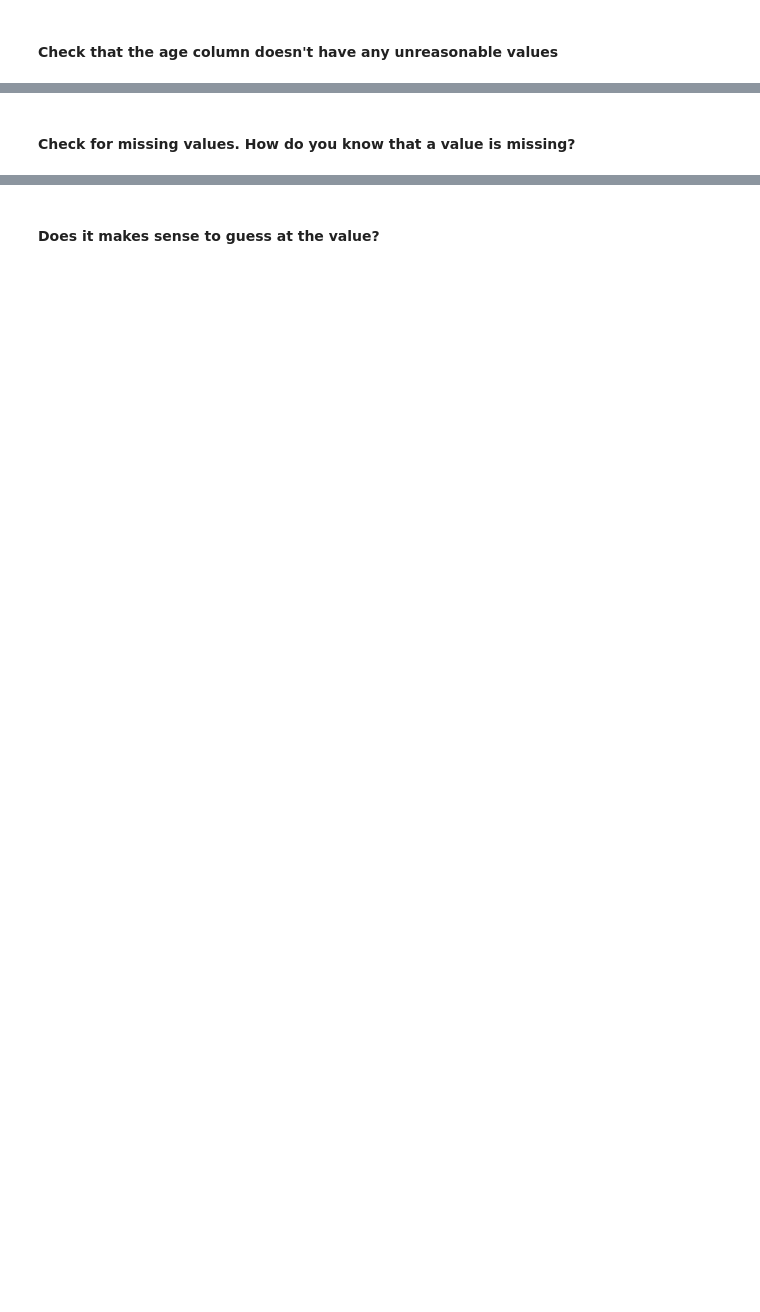
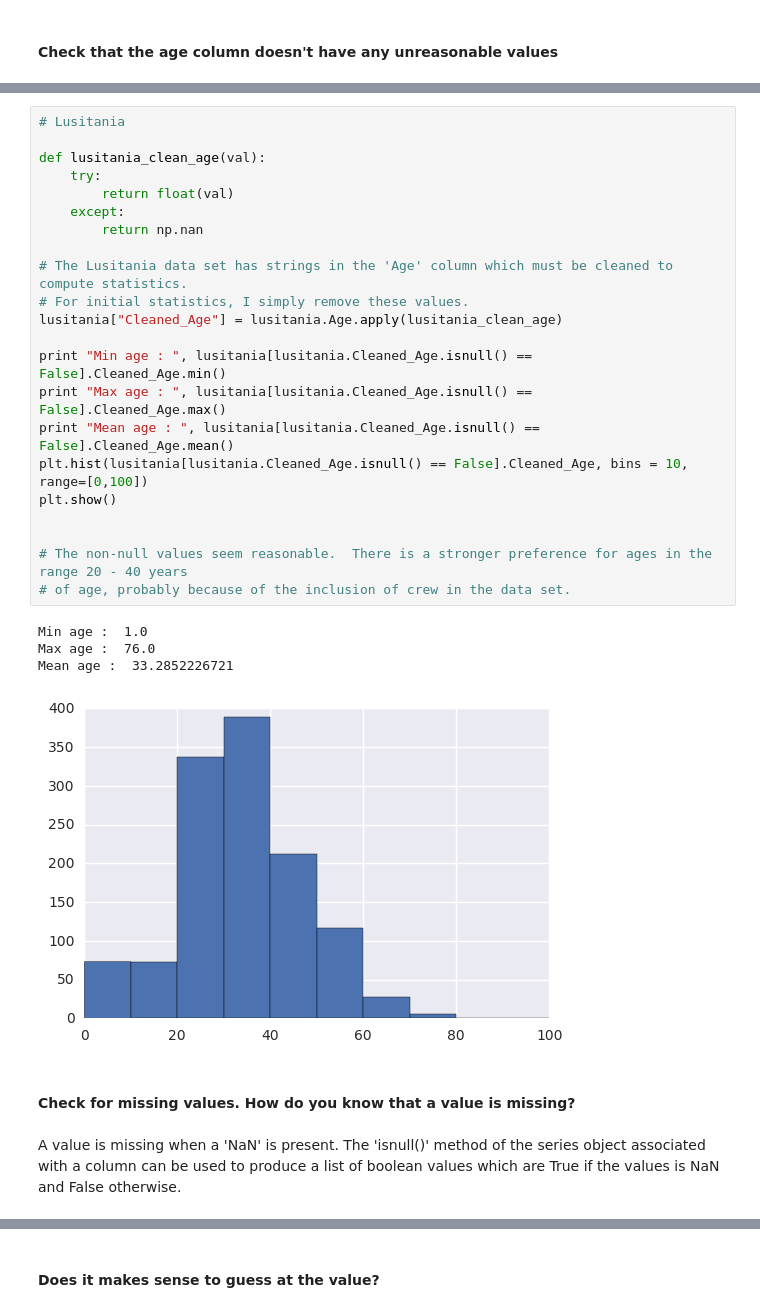
Before and after one commit to davidsanford/DSI_Project_2, a Jupyter notebook: Project_2_JB_JM.ipynb, the cells around one changed output, grey strips where cells are left out. Saved outputs shown, nothing was run; the diff lists cells and outputs as text; blank space fills up the shorter version.

```diff
--- a/Project_2_JB_JM.ipynb
+++ b/Project_2_JB_JM.ipynb
@@ -17,2 +58,31 @@
+# %%
+# Lusitania
+
+def lusitania_clean_age(val):
+    try:
+        return float(val)
+    except:
+        return np.nan
+
+# The Lusitania data set has strings in the 'Age' column which must be cleaned to compute statistics.
+# For initial statistics, I simply remove these values.
+lusitania["Cleaned_Age"] = lusitania.Age.apply(lusitania_clean_age)
+
+print "Min age : ", lusitania[lusitania.Cleaned_Age.isnull() == False].Cleaned_Age.min()
+print "Max age : ", lusitania[lusitania.Cleaned_Age.isnull() == False].Cleaned_Age.max()
+print "Mean age : ", lusitania[lusitania.Cleaned_Age.isnull() == False].Cleaned_Age.mean()
+plt.hist(lusitania[lusitania.Cleaned_Age.isnull() == False].Cleaned_Age, bins = 10, range=[0,100])
+plt.show()
+
+
+# The non-null values seem reasonable.  There is a stronger preference for ages in the range 20 - 40 years
+# of age, probably because of the inclusion of crew in the data set.
+# %% [output]
+Min age :  1.0
+Max age :  76.0
+Mean age :  33.2852226721
+[figure, added]
 # %% [markdown]
 #### Check for missing values.  How do you know that a value is missing?
+# %% [markdown]
+A value is missing when a 'NaN' is present.  The 'isnull()' method of the series object associated with a column can be used to produce a list of boolean values which are True if the values is NaN and False otherwise.
```
Also changed, not shown: parts of 29 cells of this notebook.
